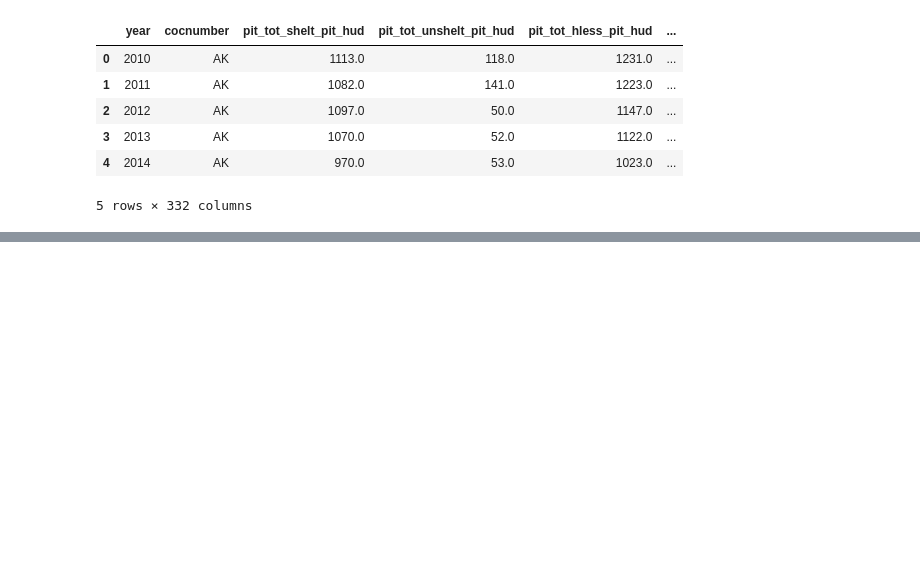
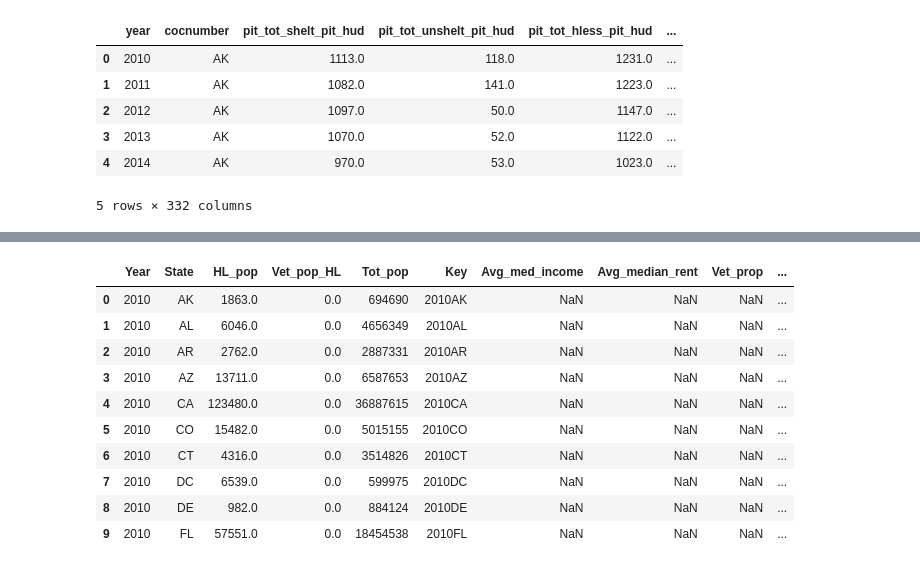
Before and after one commit to willdavis111/US_Homelessness_BY_State, a Jupyter notebook: Homelessness.ipynb, the cells around one changed output, grey strips where cells are left out. Cells and saved outputs as stored; diff of their text form; code cells hidden in the pictures; blank space fills up the shorter version.

```diff
--- a/Homelessness.ipynb
+++ b/Homelessness.ipynb
@@ -57,0 +98,14 @@ df_df = df_df[df_cols]
+# %%
+combined_df.head(10)
+# %% [output]
+|  | Year | State | HL_pop | Vet_pop_HL | Tot_pop | Key | Avg_med_income | Avg_median_rent | Vet_prop | ... |
+| 0 | 2010 | AK | 1863.0 | 0.0 | 694690 | 2010AK | NaN | NaN | NaN | ... |
+| 1 | 2010 | AL | 6046.0 | 0.0 | 4656349 | 2010AL | NaN | NaN | NaN | ... |
+| 2 | 2010 | AR | 2762.0 | 0.0 | 2887331 | 2010AR | NaN | NaN | NaN | ... |
+| 3 | 2010 | AZ | 13711.0 | 0.0 | 6587653 | 2010AZ | NaN | NaN | NaN | ... |
+| 4 | 2010 | CA | 123480.0 | 0.0 | 36887615 | 2010CA | NaN | NaN | NaN | ... |
+| 5 | 2010 | CO | 15482.0 | 0.0 | 5015155 | 2010CO | NaN | NaN | NaN | ... |
+| 6 | 2010 | CT | 4316.0 | 0.0 | 3514826 | 2010CT | NaN | NaN | NaN | ... |
+| 7 | 2010 | DC | 6539.0 | 0.0 | 599975 | 2010DC | NaN | NaN | NaN | ... |
+| 8 | 2010 | DE | 982.0 | 0.0 | 884124 | 2010DE | NaN | NaN | NaN | ... |
+| 9 | 2010 | FL | 57551.0 | 0.0 | 18454538 | 2010FL | NaN | NaN | NaN | ... |
```
Also changed, not shown: parts of 22 cells of this notebook.
